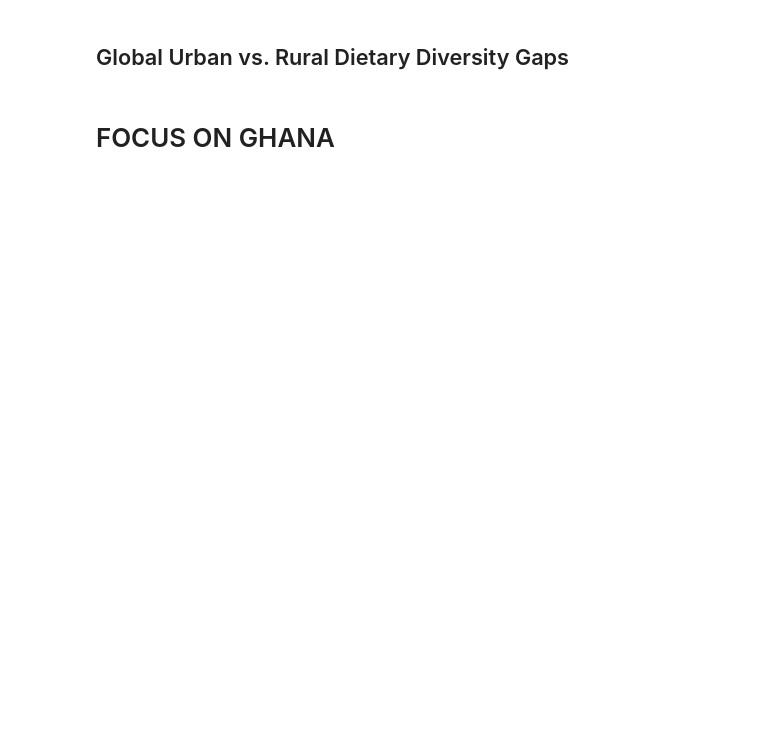
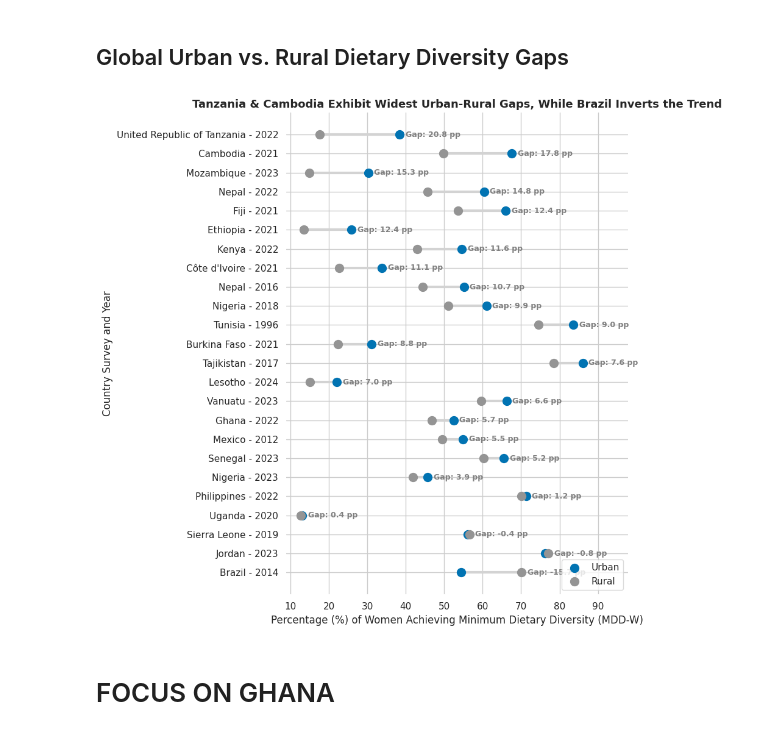
Before and after one commit to Nowshin1077/Women_in_Data_Datathon_Project_2026, a Jupyter notebook: Notebooks/Lucy_EDA/LUCY_FAOSTAT_EDA_MDD_W.ipynb, the cells around one changed output. Drawn from its saved outputs; the diff is of its cells as text; code cells hidden in the pictures; blank space fills up the shorter version.

```diff
--- a/Notebooks/Lucy_EDA/LUCY_FAOSTAT_EDA_MDD_W.ipynb
+++ b/Notebooks/Lucy_EDA/LUCY_FAOSTAT_EDA_MDD_W.ipynb
@@ -239,9 +237,10 @@ fig.add_annotation(
 # %%
 import os
 import pandas as pd
-import plotly.graph_objects as go
+import matplotlib.pyplot as plt
+import seaborn as sns
 
-# LOAD DATA: Same CSV path verification
+# LOAD DATA
 data_path = '/content/Minimum_Dietary_Diversity_for_Women_(MDD-W)_Food_and_Diet_E_All_Data_(Normalized).csv'
 
 if not os.path.exists(data_path):
@@ -249,84 +248,61 @@ if not os.path.exists(data_path):
 else:
     df = pd.read_csv(data_path)
 
     # Filter for the population dietary diversity metric (Indicator 6211)
     df_mddw = df[df['Indicator Code'] == 6211].copy()
 
     # Separate urban, rural and national profiles, then pivot wide
     piv_geo = df_mddw.pivot(index='Survey', columns='Geographic Level', values='Value')
     piv_geo = piv_geo.dropna(subset=['Urban', 'Rural'])  # Exclude rows without spatial splits
 
     # Calculate gap
     piv_geo['Gap'] = piv_geo['Urban'] - piv_geo['Rural']
     piv_geo_sorted = piv_geo.sort_values(by='Gap', ascending=False)
 
+    # Reverse order so highest gap sits at top when plotted top-to-bottom
+    piv_plot = piv_geo_sorted.iloc[::-1]
 
     urban_color = '#0173B2'
     rural_color = '#949494'
 
-    fig = go.Figure()
+    sns.set_style('whitegrid')
+    fig, ax = plt.subplots(figsize=(9, 9))
+
+    y_pos = range(len(piv_plot))
 
     # Draw the connecting line for each row (the "gap")
-    for survey, row in piv_geo_sorted.iterrows():
-        fig.add_trace(go.Scatter(
-            x=[row['Rural'], row['Urban']],
-            y=[survey, survey],
-            mode='lines',
-            line=dict(color='lightgray', width=3),
-            showlegend=False,
-            hoverinfo='skip'
-        ))
+    for y, (survey, row) in zip(y_pos, piv_plot.iterrows()):
+        ax.plot([row['Rural'], row['Urban']], [y, y], color='lightgray', linewidth=3, zorder=1)
 
     # Urban points
-    fig.add_trace(go.Scatter(
-        x=piv_geo_sorted['Urban'],
-        y=piv_geo_sorted.index,
-        mode='markers',
-        name='Urban',
-        marker=dict(color=urban_color, size=12),
-    ))
+    ax.scatter(piv_plot['Urban'], list(y_pos), color=urban_color, s=100, label='Urban', zorder=2)
 
     # Rural points
-    fig.add_trace(go.Scatter(
-        x=piv_geo_sorted['Rural'],
-        y=piv_geo_sorted.index,
-        mode='markers',
-        name='Rural',
-        marker=dict(color=rural_color, size=12),
-    ))
+    ax.scatter(piv_plot['Rural'], list(y_pos), color=rural_color, s=100, label='Rural', zorder=2)
 
     # Gap annotations
-    for survey, row in piv_geo_sorted.iterrows():
+    for y, (survey, row) in zip(y_pos, piv_plot.iterrows()):
         x_pos = max(row['Urban'], row['Rural']) + 1.5
-        fig.add_annotation(
-            x=x_pos,
-            y=survey,
-            text=f"Gap: {row['Gap']:.1f} pp",
-            showarrow=False,
-            xanchor='left',
-            font=dict(size=11, color='gray', family='Arial Black'),
-        )
+        ax.text(x_pos, y, f"Gap: {row['Gap']:.1f} pp", va='center', ha='left',
+                fontsize=9, color='gray', fontweight='bold')
 
-    # Formatting — keep the same category order top-to-bottom as the sorted index
-    fig.update_layout(
-        title=dict(
-            text="Tanzania & Cambodia Exhibit Widest Urban-Rural Gaps, While Brazil Inverts the Trend",
-            font=dict(size=15, family='Arial Black')
-        ),
-        xaxis_title='Percentage (%) of Women Achieving Minimum Dietary Diversity (MDD-W)',
-        yaxis_title='Country Survey and Year',
-        yaxis=dict(
-            categoryorder='array',
-            categoryarray=list(piv_geo_sorted.index)[::-1],  # reversed so highest gap sits at top
-        ),
-        template='plotly_white',
-        legend=dict(x=0.85, y=0.02, xanchor='left', yanchor='bottom', bordercolor='lightgray', borderwidth=1),
-        width=900,
-        height=900,
-        margin=dict(l=200, r=150, t=80, b=60),
+    # Formatting
+    ax.set_yticks(list(y_pos))
+    ax.set_yticklabels(piv_plot.index)
+    ax.set_xlabel('Percentage (%) of Women Achieving Minimum Dietary Diversity (MDD-W)')
+    ax.set_ylabel('Country Survey and Year')
+    ax.set_title(
+        "Tanzania & Cambodia Exhibit Widest Urban-Rural Gaps, While Brazil Inverts the Trend",
+        fontsize=13, fontweight='bold'
     )
+    ax.legend(loc='lower right', frameon=True, edgecolor='lightgray')
+    ax.set_xlim(right=ax.get_xlim()[1] + 8)  # room for gap labels
 
-    fig.show()
+    sns.despine(left=True, bottom=True)
+    plt.tight_layout()
+    plt.show()
+# %% [output]
+[figure, added]
 # %% [markdown]
 # FOCUS ON GHANA
 # %%
```
Also changed, not shown: parts of 3 cells of this notebook.
